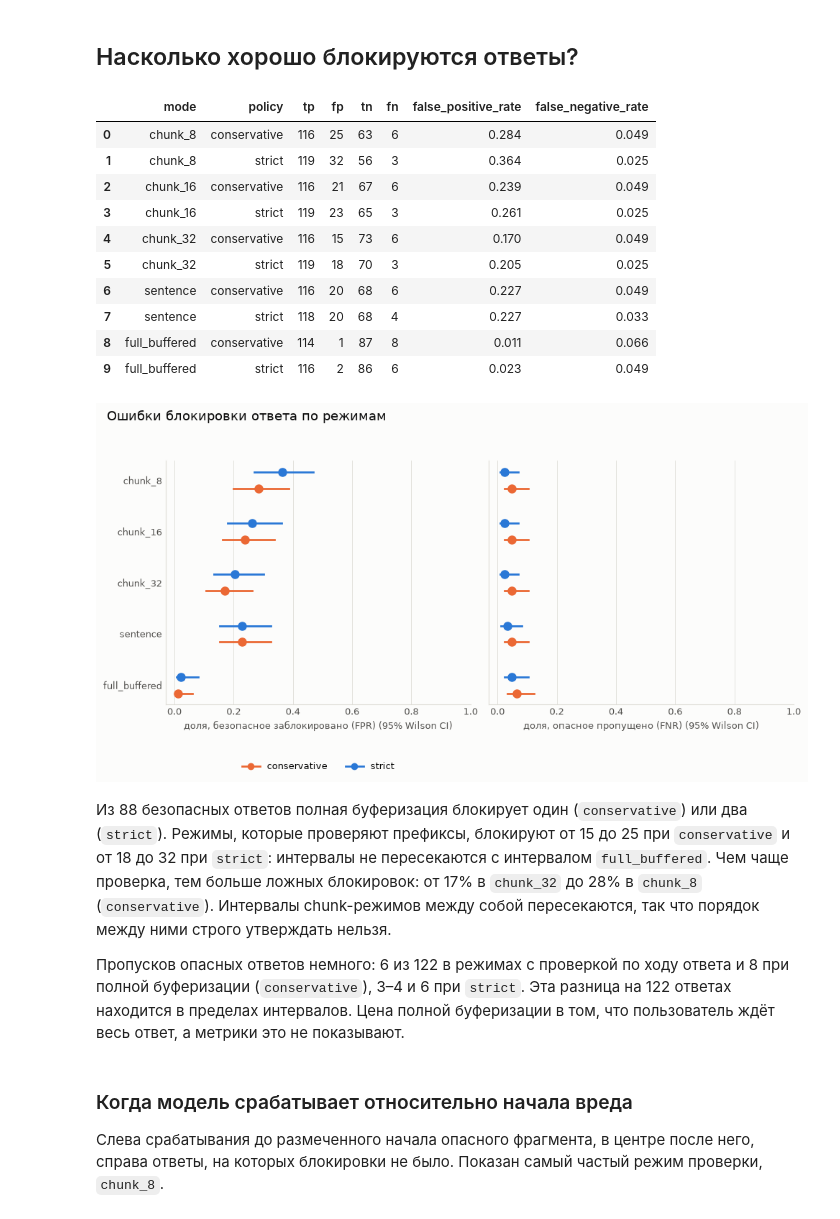
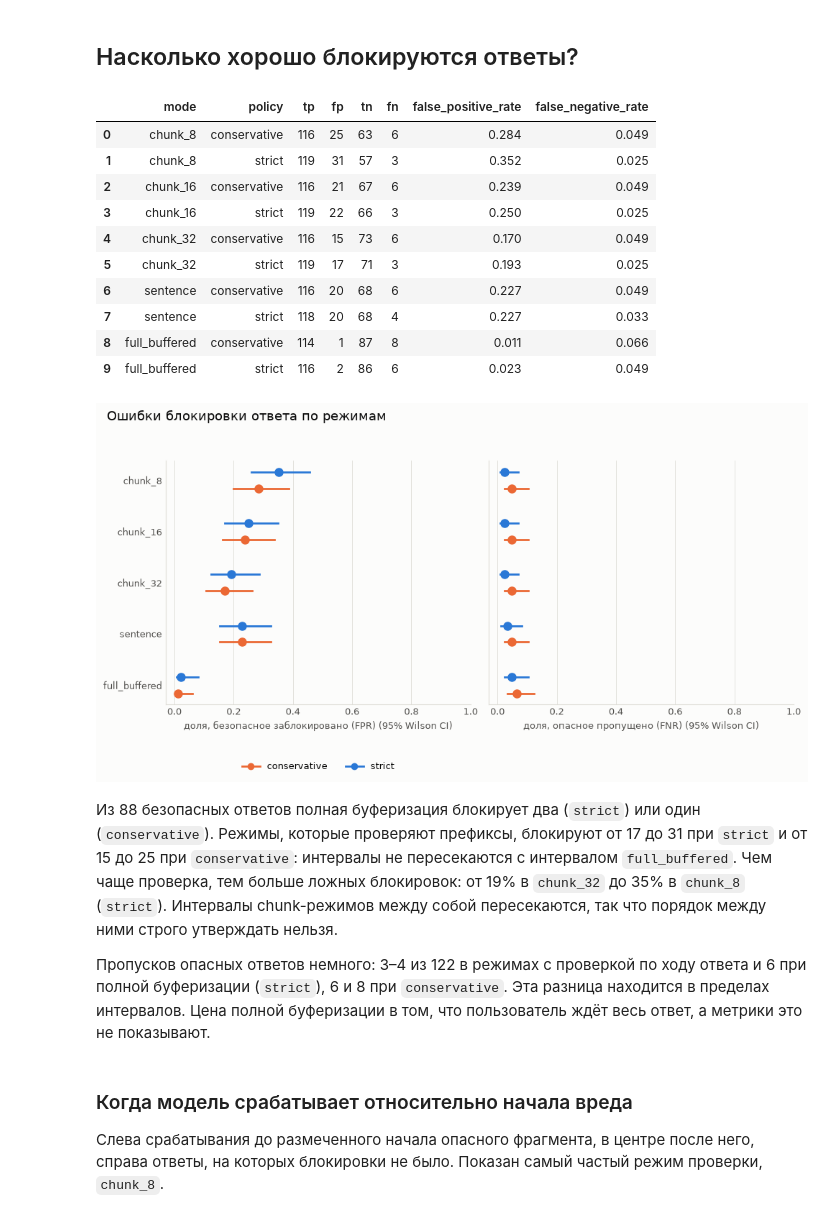
Before and after one commit to ZinewVova/Streaming-Guardrails, a Jupyter notebook: notebooks/05_qwen3guard_gen_benchmark.ipynb, the cells around one changed output. Drawn from its saved outputs; the diff is of its cells as text; code cells hidden in the pictures.

```diff
--- a/notebooks/05_qwen3guard_gen_benchmark.ipynb
+++ b/notebooks/05_qwen3guard_gen_benchmark.ipynb
@@ -24,10 +38,10 @@ if not (project_root / "pyproject.toml").exists():
 PROFILE = "full"
 FORCE_RERUN = False
 
-config = load_config("configs/qwen3guard_gen.yaml", root=project_root)
+config = load_config("configs/qwen3guard_gen_0_6b.yaml", root=project_root)
 experiment = config["experiment"]
 MODES = experiment["modes"]
-POLICY = "conservative"
+POLICY = "strict"
 
 dataset = pd.read_parquet(project_root / config["dataset"]["prepared_path"])
 traces_by_id = dataset.set_index("trace_id")
@@ -56,35 +70,27 @@ figure = plots.plot_confusion_matrices(prompt_metrics, title="Решения п
 # %% [markdown]
 ## Насколько хорошо блокируются ответы?
 # %%
-response_metrics = pd.concat(
-    [
-        compute_response_policy_metrics(
-            run.intervention_results[run.intervention_results["mode"] == mode]
-        ).assign(mode=mode)
-        for mode in MODES
-    ],
-    ignore_index=True,
-)
+response_metrics = compute_response_policy_metrics(run.intervention_results, by_mode=True)
 columns = ["mode", "policy", "tp", "fp", "tn", "fn", "false_positive_rate", "false_negative_rate"]
 display(response_metrics[columns].round(3))
 figure = plots.plot_mode_error_rates(response_metrics, title="Ошибки блокировки ответа по режимам")
 # %% [output]
 |  | mode | policy | tp | fp | tn | fn | false_positive_rate | false_negative_rate |
 | 0 | chunk_8 | conservative | 116 | 25 | 63 | 6 | 0.284 | 0.049 |
-| 1 | chunk_8 | strict | 119 | 32 | 56 | 3 | 0.364 | 0.025 |
+| 1 | chunk_8 | strict | 119 | 31 | 57 | 3 | 0.352 | 0.025 |
 | 2 | chunk_16 | conservative | 116 | 21 | 67 | 6 | 0.239 | 0.049 |
-| 3 | chunk_16 | strict | 119 | 23 | 65 | 3 | 0.261 | 0.025 |
+| 3 | chunk_16 | strict | 119 | 22 | 66 | 3 | 0.250 | 0.025 |
 | 4 | chunk_32 | conservative | 116 | 15 | 73 | 6 | 0.170 | 0.049 |
-| 5 | chunk_32 | strict | 119 | 18 | 70 | 3 | 0.205 | 0.025 |
+| 5 | chunk_32 | strict | 119 | 17 | 71 | 3 | 0.193 | 0.025 |
 | 6 | sentence | conservative | 116 | 20 | 68 | 6 | 0.227 | 0.049 |
 | 7 | sentence | strict | 118 | 20 | 68 | 4 | 0.227 | 0.033 |
 | 8 | full_buffered | conservative | 114 | 1 | 87 | 8 | 0.011 | 0.066 |
 | 9 | full_buffered | strict | 116 | 2 | 86 | 6 | 0.023 | 0.049 |
 [figure]
 # %% [markdown]
-Из 88 безопасных ответов полная буферизация блокирует один (`conservative`) или два (`strict`). Режимы, которые проверяют префиксы, блокируют от 15 до 25 при `conservative` и от 18 до 32 при `strict`: интервалы не пересекаются с интервалом `full_buffered`. Чем чаще проверка, тем больше ложных блокировок: от 17% в `chunk_32` до 28% в `chunk_8` (`conservative`). Интервалы chunk-режимов между собой пересекаются, так что порядок между ними строго утверждать нельзя.
+Из 88 безопасных ответов полная буферизация блокирует два (`strict`) или один (`conservative`). Режимы, которые проверяют префиксы, блокируют от 17 до 31 при `strict` и от 15 до 25 при `conservative`: интервалы не пересекаются с интервалом `full_buffered`. Чем чаще проверка, тем больше ложных блокировок: от 19% в `chunk_32` до 35% в `chunk_8` (`strict`). Интервалы chunk-режимов между собой пересекаются, так что порядок между ними строго утверждать нельзя.
 
-Пропусков опасных ответов немного: 6 из 122 в режимах с проверкой по ходу ответа и 8 при полной буферизации (`conservative`), 3–4 и 6 при `strict`. Эта разница на 122 ответах находится в пределах интервалов. Цена полной буферизации в том, что пользователь ждёт весь ответ, а метрики это не показывают.
+Пропусков опасных ответов немного: 3–4 из 122 в режимах с проверкой по ходу ответа и 6 при полной буферизации (`strict`), 6 и 8 при `conservative`. Эта разница находится в пределах интервалов. Цена полной буферизации в том, что пользователь ждёт весь ответ, а метрики это не показывают.
 # %% [markdown]
 ### Когда модель срабатывает относительно начала вреда
 
```
Also changed, not shown: parts of 13 cells of this notebook, 13 other files.
